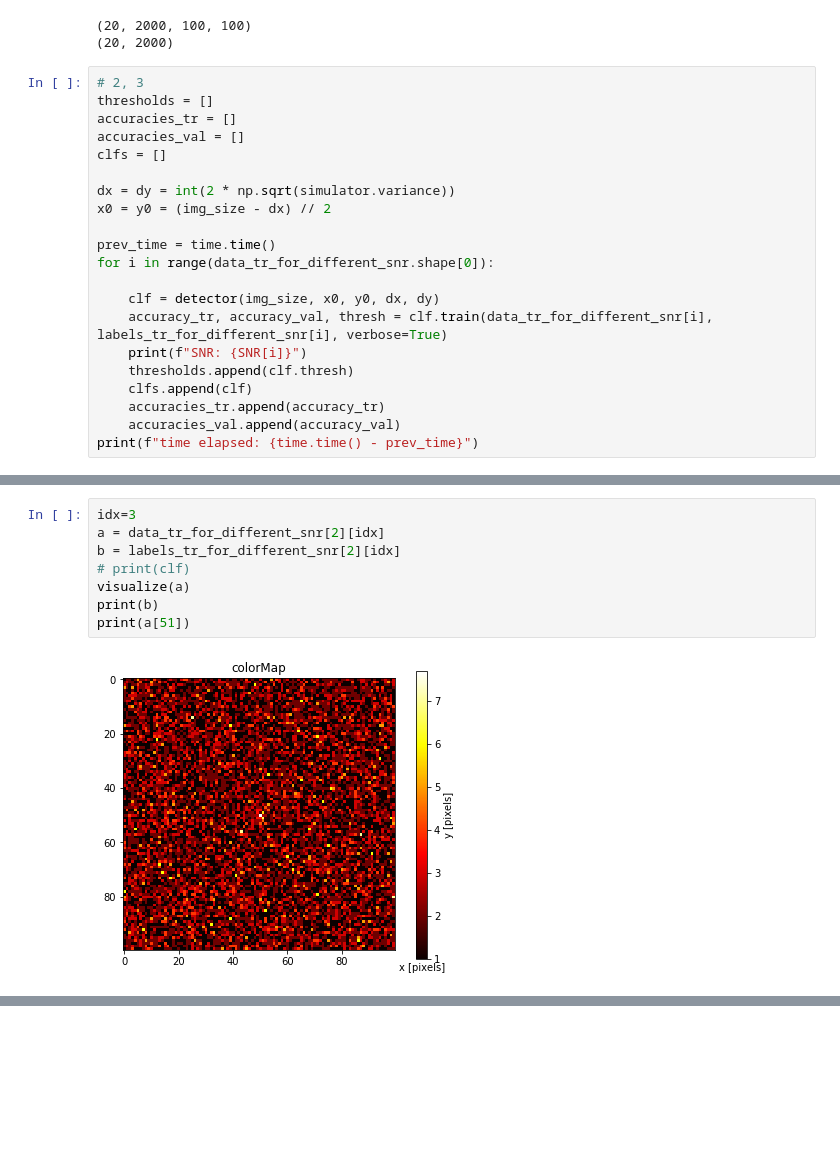
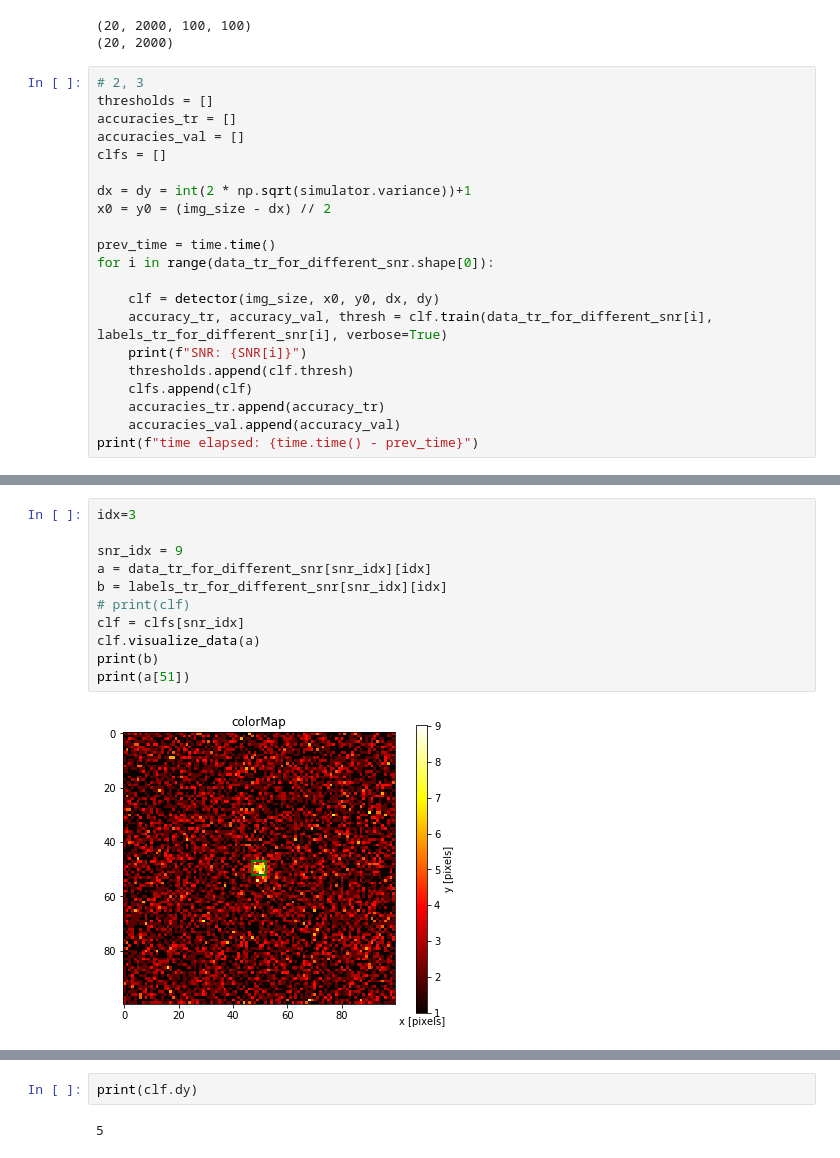
Before and after one commit to cliulinnaeus/AtomDetection, a Jupyter notebook: main.ipynb, the cells around one changed output, grey strips where cells are left out. Saved outputs shown, nothing was run; the diff lists cells and outputs as text; blank space fills up the shorter version.

```diff
--- a/main.ipynb
+++ b/main.ipynb
@@ -64,7 +64,7 @@ accuracies_tr = []
 accuracies_val = []
 clfs = []
 
-dx = dy = int(2 * np.sqrt(simulator.variance))
+dx = dy = int(2 * np.sqrt(simulator.variance))+1
 x0 = y0 = (img_size - dx) // 2
 
 prev_time = time.time()
@@ -131,11 +131,14 @@ plt.show()
 # %%
 idx=3
-a = data_tr_for_different_snr[2][idx]
-b = labels_tr_for_different_snr[2][idx]
+
+snr_idx = 9
+a = data_tr_for_different_snr[snr_idx][idx]
+b = labels_tr_for_different_snr[snr_idx][idx]
 # print(clf)
-visualize(a)
+clf = clfs[snr_idx]
+clf.visualize_data(a)
 print(b)
 print(a[51])
 # %% [output]
-[figure, old version]
+[figure, new version]
 1
@@ -158,0 +162,4 @@ print(a[51])
+# %%
+print(clf.dy)
+# %% [output]
+5
```
Also changed, not shown: parts of 5 cells of this notebook, 2 other files.
